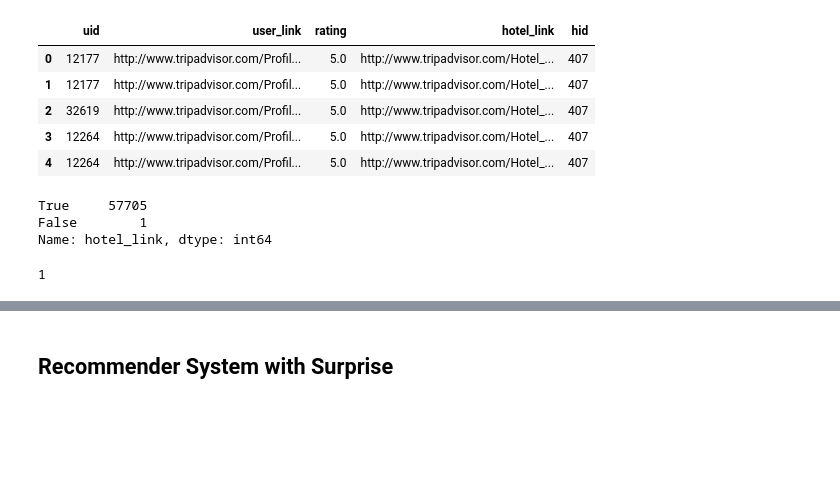
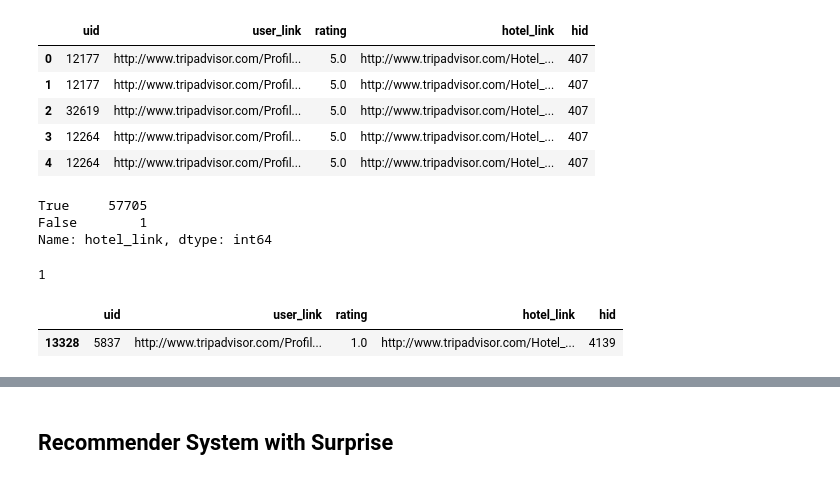
Before and after one commit to thomsu/TripAdvisor_Recommender, a Jupyter notebook: TripAdvisor Recommender.ipynb, the cells around one changed output, grey strips where cells are left out. Saved outputs shown, nothing was run; the diff lists cells and outputs as text; code cells hidden in the pictures; blank space fills up the shorter version.

```diff
--- a/TripAdvisor Recommender.ipynb
+++ b/TripAdvisor Recommender.ipynb
@@ -824,9 +824,12 @@ False        1
 Name: hotel_link, dtype: int64
 # %%
 new_hotels = combined_hotel_reviews[~combined_hotel_reviews['hotel_link'].isin(tahotel['hotel_url']).dropna()]
-len(new_hotels)
+print(len(new_hotels))
+new_hotels.head()
 # %% [output]
 1
+|  | uid | user_link | rating | hotel_link | hid |
+| 13328 | 5837 | http://www.tripadvisor.com/Profil... | 1.0 | http://www.tripadvisor.com/Hotel_... | 4139 |
 # %%
 # drop the one hotel in combined_hotel_reviews not found in tahotel
 combined_hotel_reviews = combined_hotel_reviews.drop(combined_hotel_reviews.index[13328])
```
Also changed, not shown: 2 other files.
